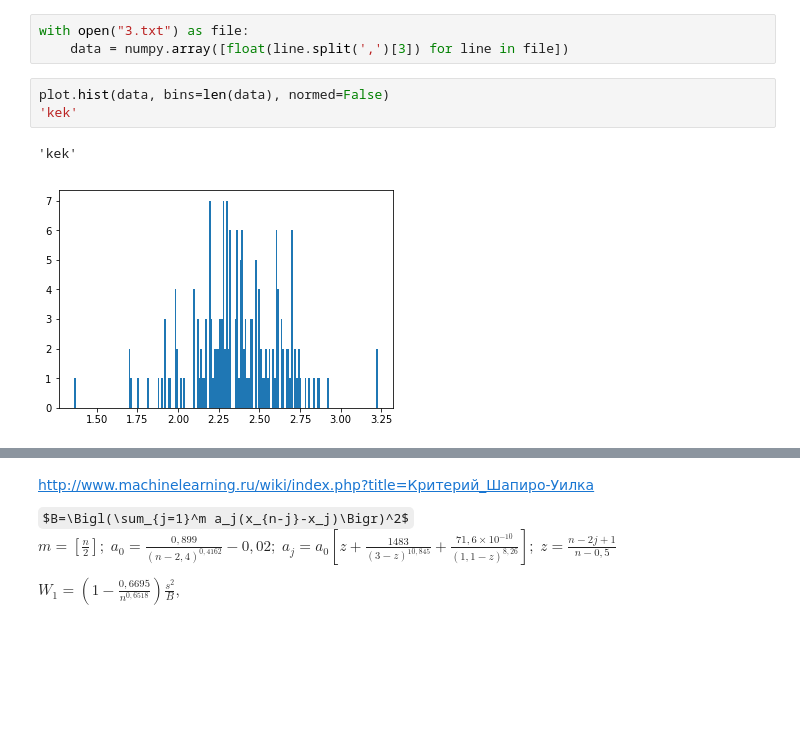
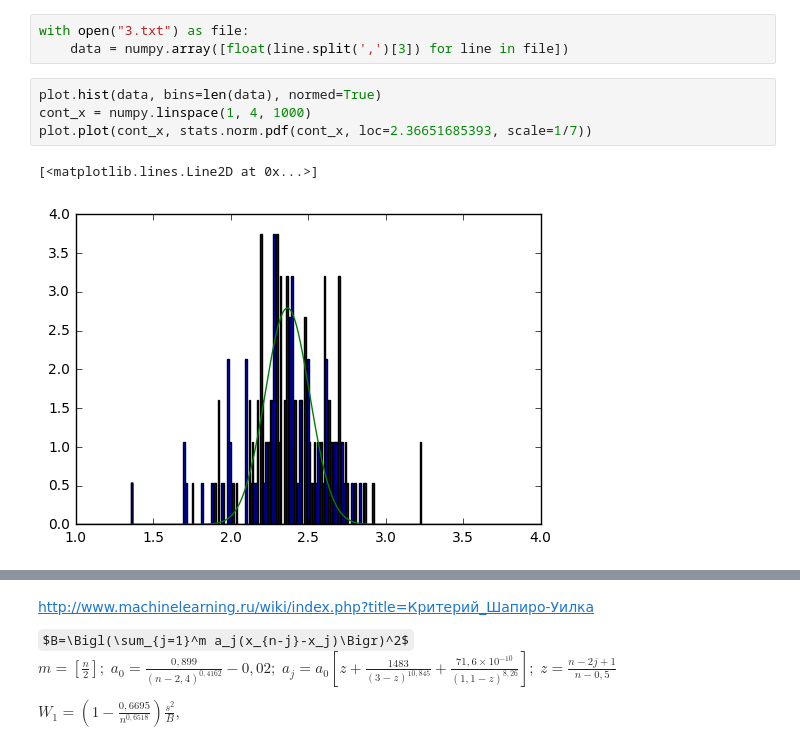
Before and after one commit to PKoshkin/MMAS, a Jupyter notebook: homework_3/3.ipynb, the cells around one changed output, grey strips where cells are left out. Saved outputs shown, nothing was run; the diff lists cells and outputs as text; some formulas as TeX source; blank space fills up the shorter version.

```diff
--- a/homework_3/3.ipynb
+++ b/homework_3/3.ipynb
@@ -6,12 +6,13 @@ from scipy import stats
 # %%
 with open("3.txt") as file:
     data = numpy.array([float(line.split(',')[3]) for line in file])
-# %%
-plot.hist(data, bins=len(data), normed=False)
-'kek'
-# %% [output]
-'kek'
-[figure, removed]
+# %%
+plot.hist(data, bins=len(data), normed=True)
+cont_x = numpy.linspace(1, 4, 1000)
+plot.plot(cont_x, stats.norm.pdf(cont_x, loc=2.36651685393, scale=1/7))
+# %% [output]
+[<matplotlib.lines.Line2D at 0x...>]
+[figure, added]
 # %%
 n = len(data)
 
```
Also changed, not shown: parts of 2 cells of this notebook, 2 other files.
